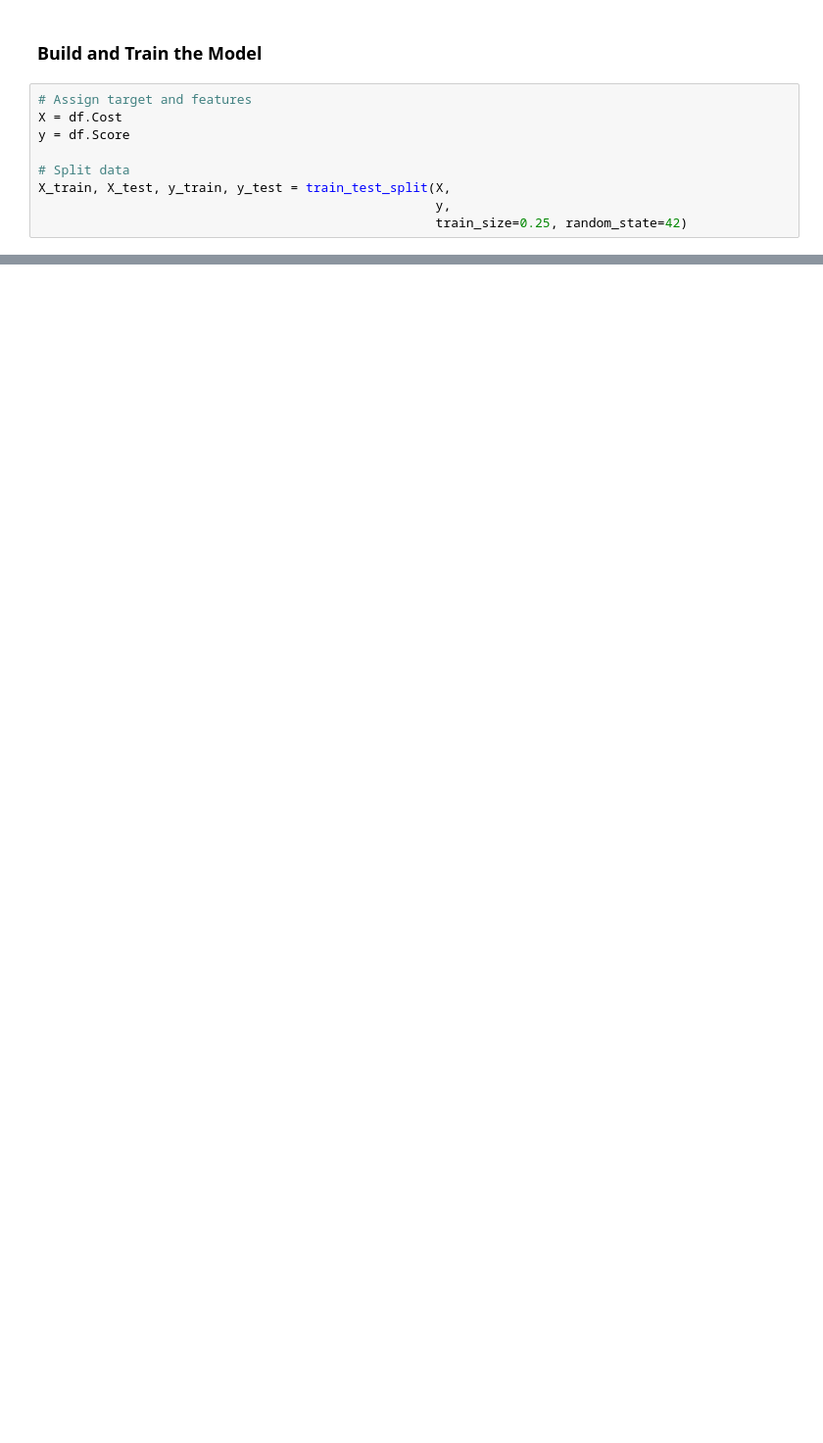
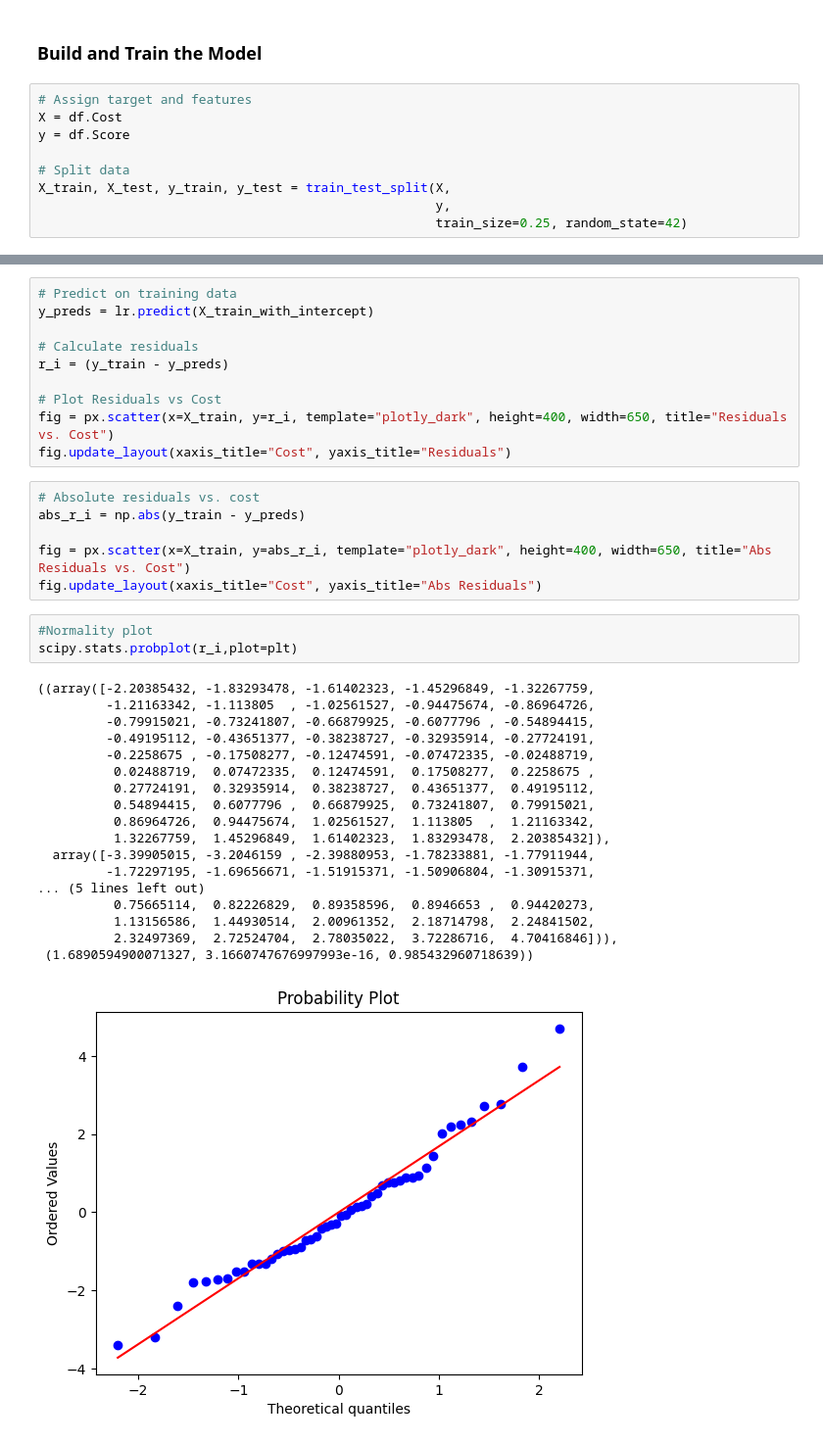
Before and after one commit to JacobJ215/Premier-League-Regression-Analysis, a Jupyter notebook: simple_regression.ipynb, the cells around one changed output, grey strips where cells are left out. Shown at 98% size. Saved outputs shown, nothing was run; the diff lists cells and outputs as text; blank space fills up the shorter version.

```diff
--- a/simple_regression.ipynb
+++ b/simple_regression.ipynb
@@ -154,0 +185,38 @@ Notes:
+# %%
+# Predict on training data
+y_preds = lr.predict(X_train_with_intercept)
+
+# Calculate residuals
+r_i = (y_train - y_preds)
+
+# Plot Residuals vs Cost
+fig = px.scatter(x=X_train, y=r_i, template="plotly_dark", height=400, width=650, title="Residuals vs. Cost")
+fig.update_layout(xaxis_title="Cost", yaxis_title="Residuals")
+# %%
+# Absolute residuals vs. cost
+abs_r_i = np.abs(y_train - y_preds)
+
+fig = px.scatter(x=X_train, y=abs_r_i, template="plotly_dark", height=400, width=650, title="Abs Residuals vs. Cost")
+fig.update_layout(xaxis_title="Cost", yaxis_title="Abs Residuals")
+# %%
+#Normality plot
+scipy.stats.probplot(r_i,plot=plt)
+# %% [output]
+((array([-2.20385432, -1.83293478, -1.61402323, -1.45296849, -1.32267759,
+         -1.21163342, -1.113805  , -1.02561527, -0.94475674, -0.86964726,
+         -0.79915021, -0.73241807, -0.66879925, -0.6077796 , -0.54894415,
+         -0.49195112, -0.43651377, -0.38238727, -0.32935914, -0.27724191,
+         -0.2258675 , -0.17508277, -0.12474591, -0.07472335, -0.02488719,
+          0.02488719,  0.07472335,  0.12474591,  0.17508277,  0.2258675 ,
+          0.27724191,  0.32935914,  0.38238727,  0.43651377,  0.49195112,
+          0.54894415,  0.6077796 ,  0.66879925,  0.73241807,  0.79915021,
+          0.86964726,  0.94475674,  1.02561527,  1.113805  ,  1.21163342,
+          1.32267759,  1.45296849,  1.61402323,  1.83293478,  2.20385432]),
+  array([-3.39905015, -3.2046159 , -2.39880953, -1.78233881, -1.77911944,
+         -1.72297195, -1.69656671, -1.51915371, -1.50906804, -1.30915371,
+... (5 lines left out)
+          0.75665114,  0.82226829,  0.89358596,  0.8946653 ,  0.94420273,
+          1.13156586,  1.44930514,  2.00961352,  2.18714798,  2.24841502,
+          2.32497369,  2.72524704,  2.78035022,  3.72286716,  4.70416846])),
+ (1.6890594900071327, 3.1660747676997993e-16, 0.985432960718639))
+[figure, added]
```
Also changed, not shown: parts of 9 cells of this notebook.
